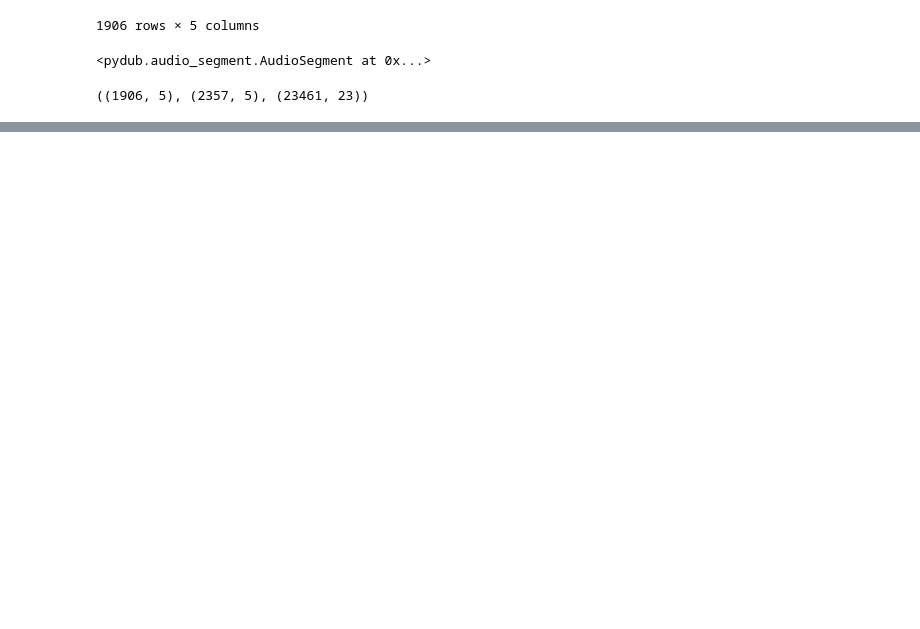
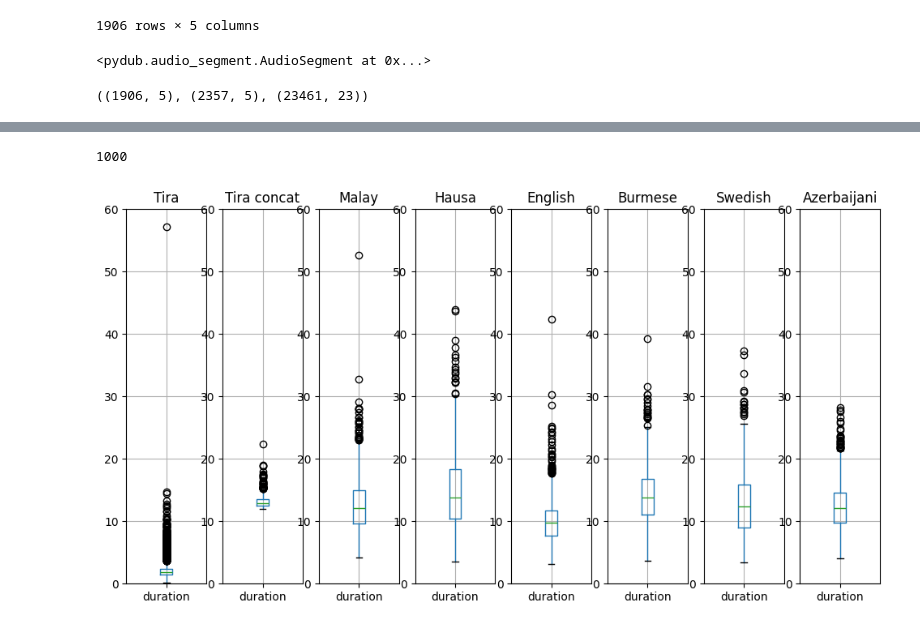
Before and after one commit to markjosims/malachor5, a Jupyter notebook: notebooks/tira_clap_sim_exploration.ipynb, the cells around one changed output, grey strips where cells are left out. Drawn from its saved outputs; the diff is of its cells as text; code cells hidden in the pictures; blank space fills up the shorter version.

```diff
--- a/notebooks/tira_clap_sim_exploration.ipynb
+++ b/notebooks/tira_clap_sim_exploration.ipynb
@@ -139,0 +175,13 @@ sim_df.head()
+# %%
+def join_clips(cliplist, new_dir,):
+    # fix relative imports
+    cliplist_rel=['../'+clip for clip in cliplist]
+    i=len(glob(new_dir+'/*.wav'))
+    new_basename=f'{i}.wav'
+    audios = [torchaudio.load(audio) for audio in cliplist_rel]
+    assert all(sr==16_000 for _, sr in audios)
+    audio_concat=torch.concat([wav for wav, _ in audios], dim=1)
+    new_path=os.path.join(new_dir, new_basename)
+    torchaudio.save(new_path, audio_concat, 16_000)
+    return os.path.join('clips', new_basename)
+# join_clips(df_1k.iloc[0]['clip'], '/Users/markjos/projects/malachor5/data/tira-concat-1k/clips')
@@ -139,0 +231,4 @@ sim_df.head()
+# %%
+len(glob(clipdir_1k+'/*.wav'))
+# %% [output]
+1000
@@ -140 +237,20 @@ sim_df.head()
+# %%
+fig, axes = plt.subplots(ncols=len(sim_csvs)+2,figsize=(12,6))
+df.boxplot('duration', ax=axes[0])
+axes[0].set_ylim(0,60)
+axes[0].set_title('Tira')
+
+df_1k.boxplot('duration', ax=axes[1])
+axes[1].set_ylim(0,60)
+axes[1].set_title('Tira concat')
+
+for i, csv_path in enumerate(sim_csvs):
+    sim_df=pd.read_csv(csv_path)
+    sim_df['duration']=sim_df['num_samples']/16_000
+    sim_df.boxplot('duration', ax=axes[i+2])
+    language=sim_df['language'].iloc[0]
+    axes[i+2].set_title(language)
+    axes[i+2].set_ylim(0,60)
+# %% [output]
+[figure, added]
 # %%
```
Also changed, not shown: parts of 14 cells of this notebook.
